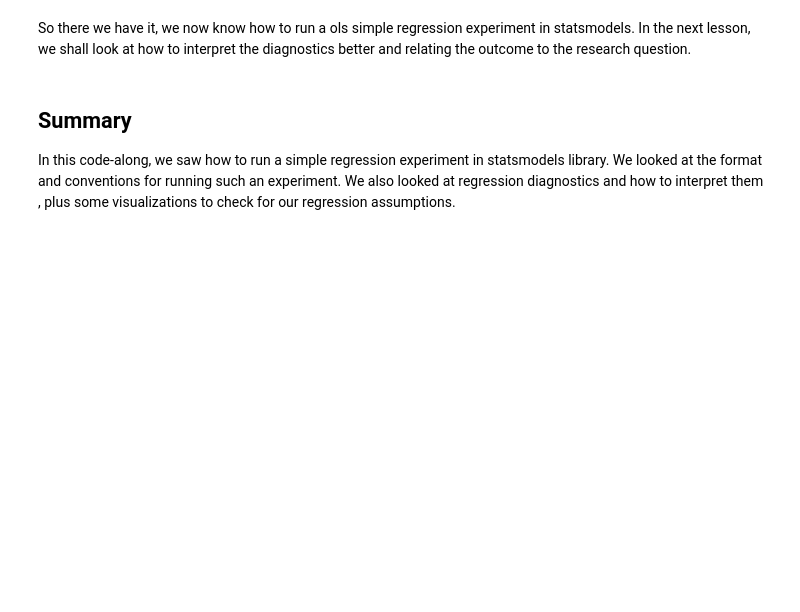
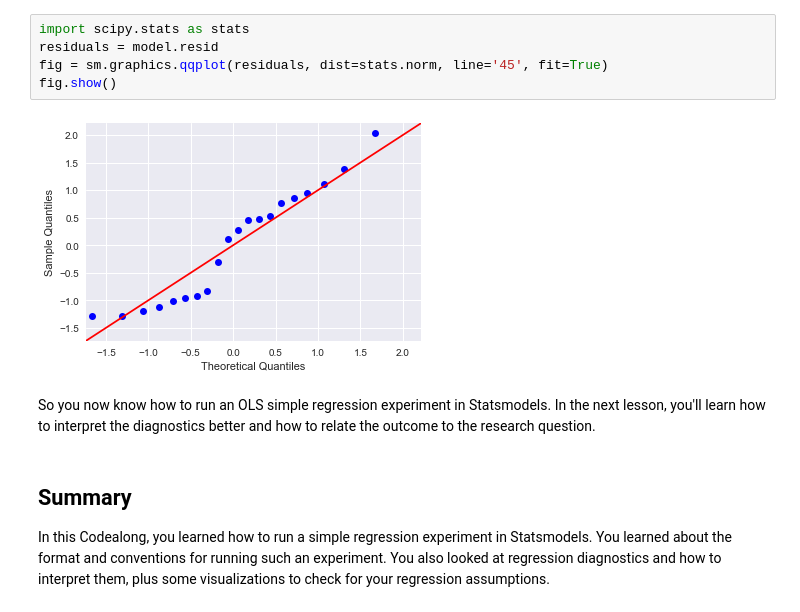
Before and after one commit to learn-co-curriculum/dsc-linear-regression-statsmodels, a Jupyter notebook: index.ipynb, the cells around one changed output. Cells and saved outputs as stored; diff of their text form; blank space fills up the shorter version.

```diff
--- a/index.ipynb
+++ b/index.ipynb
@@ -149,6 +158,13 @@ fig.show()
+# %%
+import scipy.stats as stats
+residuals = model.resid
+fig = sm.graphics.qqplot(residuals, dist=stats.norm, line='45', fit=True)
+fig.show()
+# %% [output]
+[figure, added]
 # %% [markdown]
-So there we have it, we now know how to run a ols simple regression experiment in statsmodels. In the next lesson, we shall look at how to interpret the diagnostics better and relating the outcome to the research question.
+So you now know how to run an OLS simple regression experiment in Statsmodels. In the next lesson, you'll learn how to interpret the diagnostics better and how to relate the outcome to the research question.
 # %% [markdown]
 ## Summary
 
-In this code-along, we saw how to run a simple regression experiment in statsmodels library. We looked at the format and conventions for running such an experiment. We also looked at regression diagnostics and how to interpret them , plus some visualizations to check for our regression assumptions.
+In this Codealong, you learned how to run a simple regression experiment in Statsmodels. You learned about the format and conventions for running such an experiment. You also looked at regression diagnostics and how to interpret them, plus some visualizations to check for your regression assumptions.
```
Also changed, not shown: parts of 16 cells of this notebook, 7 other files.
